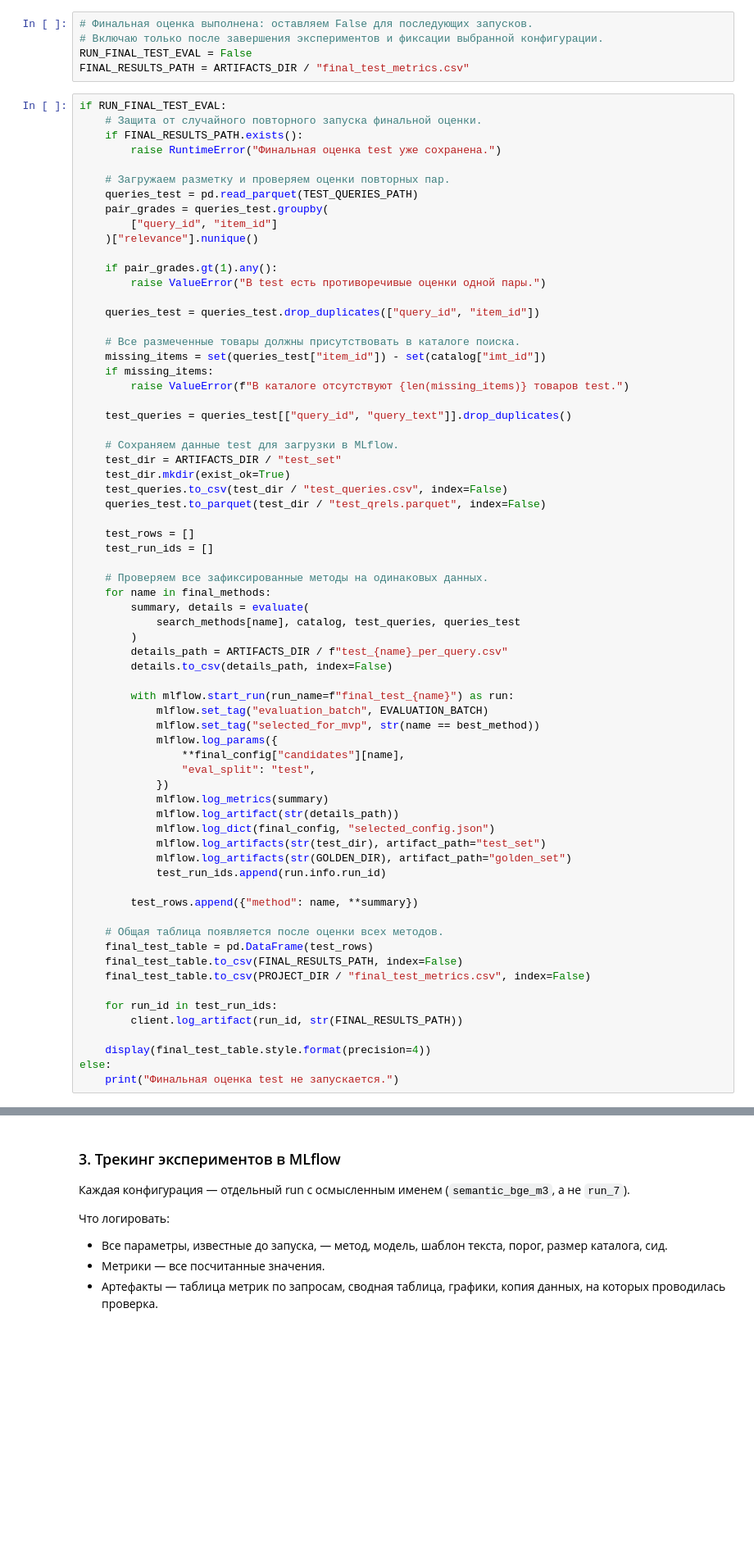
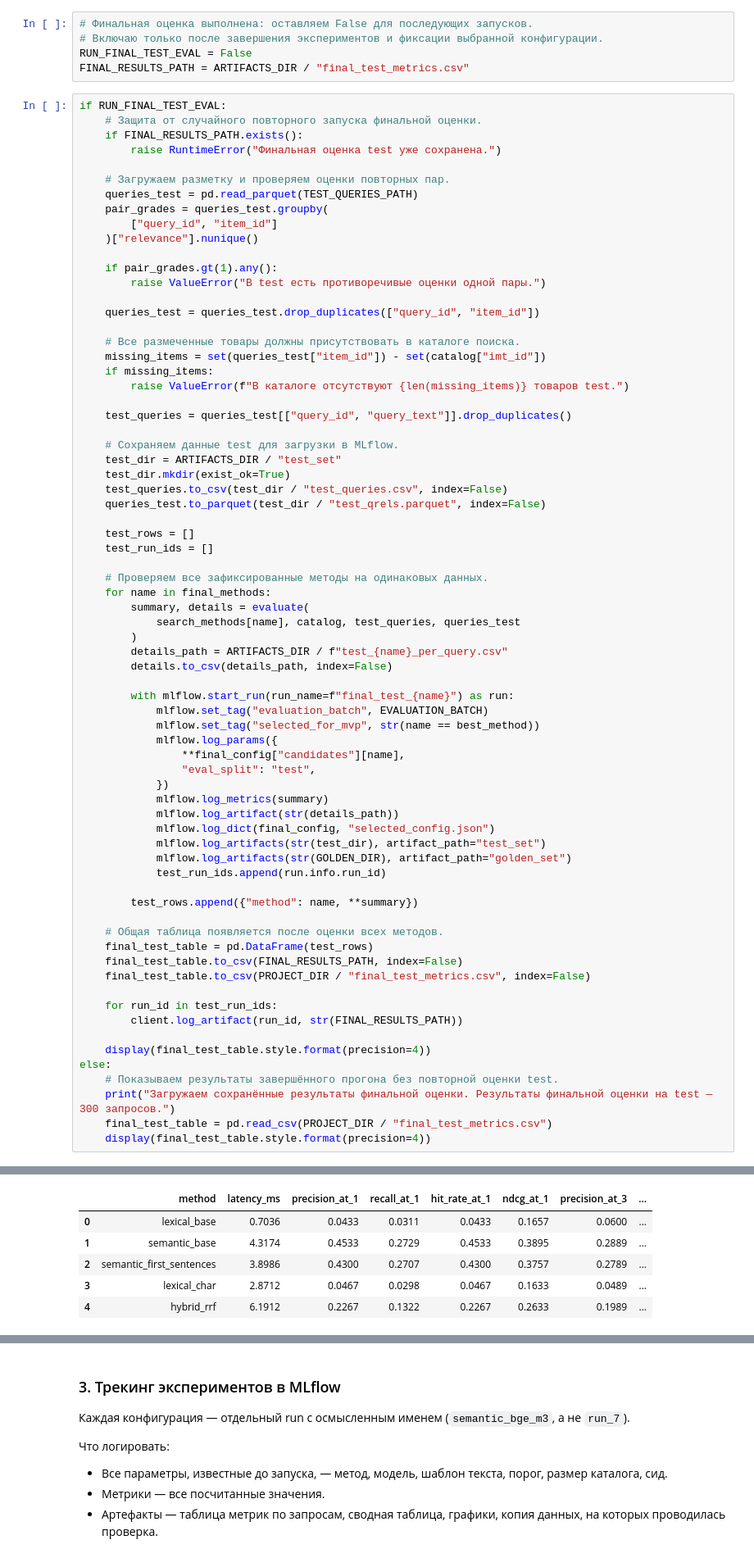
Before and after one commit to danat7075/CalmFruits_recommendation_system, a Jupyter notebook: semantic_search_project.ipynb, the cells around one changed output, grey strips where cells are left out. Shown at 82% size. Drawn from its saved outputs; the diff is of its cells as text; blank space fills up the shorter version.

```diff
--- a/semantic_search_project.ipynb
+++ b/semantic_search_project.ipynb
@@ -1962,5 +2300,8 @@ if RUN_FINAL_TEST_EVAL:
 
     display(final_test_table.style.format(precision=4))
 else:
-    print("Финальная оценка test не запускается.")
+    # Показываем результаты завершённого прогона без повторной оценки test.
+    print("Загружаем сохранённые результаты финальной оценки. Результаты финальной оценки на test — 300 запросов.")
+    final_test_table = pd.read_csv(PROJECT_DIR / "final_test_metrics.csv")
+    display(final_test_table.style.format(precision=4))
 # %% [output]
@@ -1967,0 +2309,6 @@ else:
+|  | method | latency_ms | precision_at_1 | recall_at_1 | hit_rate_at_1 | ndcg_at_1 | precision_at_3 | ... |
+| 0 | lexical_base | 0.7036 | 0.0433 | 0.0311 | 0.0433 | 0.1657 | 0.0600 | ... |
+| 1 | semantic_base | 4.3174 | 0.4533 | 0.2729 | 0.4533 | 0.3895 | 0.2889 | ... |
+| 2 | semantic_first_sentences | 3.8986 | 0.4300 | 0.2707 | 0.4300 | 0.3757 | 0.2789 | ... |
+| 3 | lexical_char | 2.8712 | 0.0467 | 0.0298 | 0.0467 | 0.1633 | 0.0489 | ... |
+| 4 | hybrid_rrf | 6.1912 | 0.2267 | 0.1322 | 0.2267 | 0.2633 | 0.1989 | ... |
```
Also changed, not shown: parts of 66 cells of this notebook, 7 other files.
